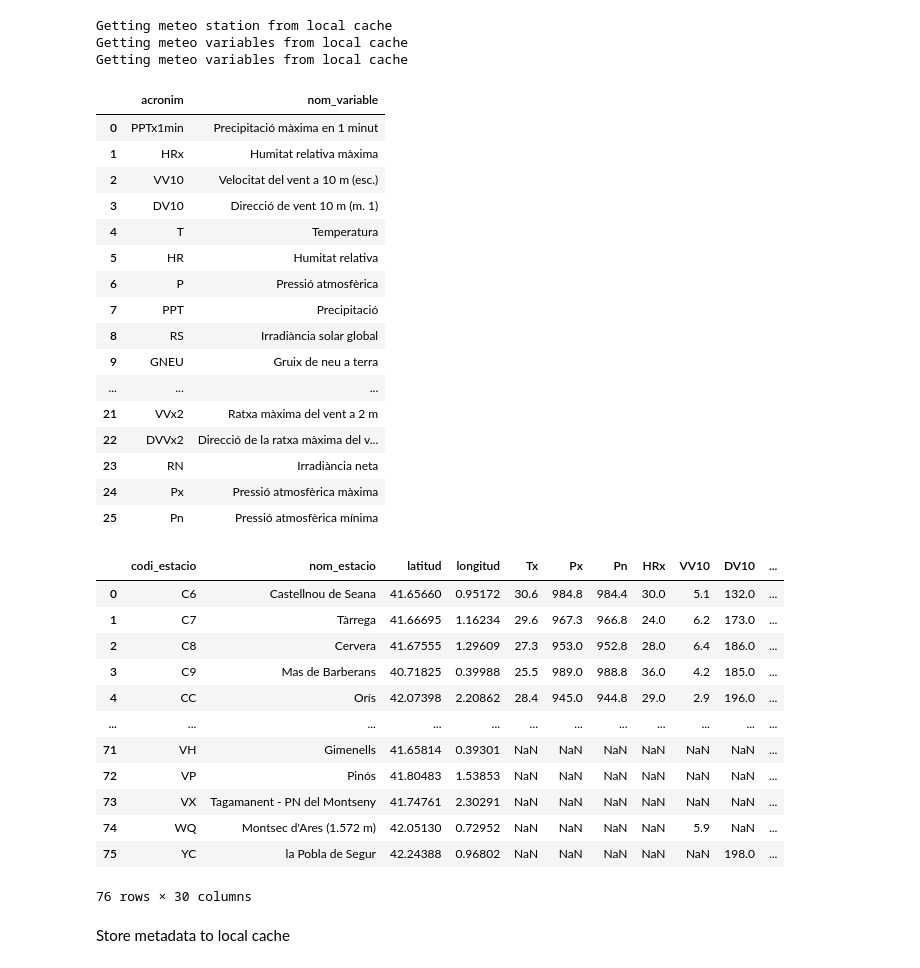
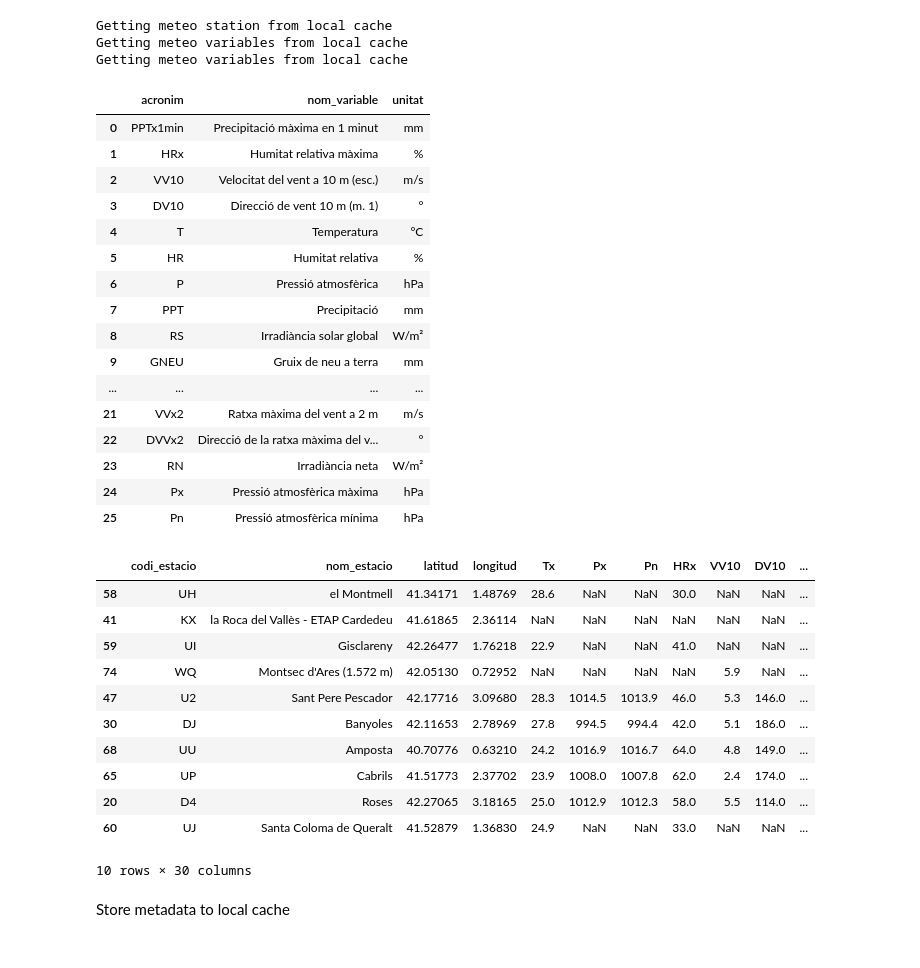
Before and after one commit to cloudbutton/geospatial-usecase, a Jupyter notebook: water-consumption/WaterConsumption.ipynb, the cells around one changed output. Saved outputs shown, nothing was run; the diff lists cells and outputs as text; code cells hidden in the pictures.

```diff
--- a/water-consumption/WaterConsumption.ipynb
+++ b/water-consumption/WaterConsumption.ipynb
@@ -133,41 +142,40 @@ Getting meteo station from local cache
 Getting meteo variables from local cache
 Getting meteo variables from local cache
 # %%
-meteo_vars[['acronim', 'nom_variable']]
+meteo_vars[['acronim', 'nom_variable', 'unitat']]
 # %% [output]
-|  | acronim | nom_variable |
-| 0 | PPTx1min | Precipitació màxima en 1 minut |
-| 1 | HRx | Humitat relativa màxima |
-| 2 | VV10 | Velocitat del vent a 10 m (esc.) |
-| 3 | DV10 | Direcció de vent 10 m (m. 1) |
-| 4 | T | Temperatura |
-| 5 | HR | Humitat relativa |
-| 6 | P | Pressió atmosfèrica |
-| 7 | PPT | Precipitació |
-| 8 | RS | Irradiància solar global |
-| 9 | GNEU | Gruix de neu a terra |
-| ... | ... | ... |
-| 21 | VVx2 | Ratxa màxima del vent a 2 m |
-| 22 | DVVx2 | Direcció de la ratxa màxima del v... |
-| 23 | RN | Irradiància neta |
-| 24 | Px | Pressió atmosfèrica màxima |
-| 25 | Pn | Pressió atmosfèrica mínima |
+|  | acronim | nom_variable | unitat |
+| 0 | PPTx1min | Precipitació màxima en 1 minut | mm |
+| 1 | HRx | Humitat relativa màxima | % |
+| 2 | VV10 | Velocitat del vent a 10 m (esc.) | m/s |
+| 3 | DV10 | Direcció de vent 10 m (m. 1) | ° |
+| 4 | T | Temperatura | °C |
+| 5 | HR | Humitat relativa | % |
+| 6 | P | Pressió atmosfèrica | hPa |
+| 7 | PPT | Precipitació | mm |
+| 8 | RS | Irradiància solar global | W/m² |
+| 9 | GNEU | Gruix de neu a terra | mm |
+| ... | ... | ... | ... |
+| 21 | VVx2 | Ratxa màxima del vent a 2 m | m/s |
+| 22 | DVVx2 | Direcció de la ratxa màxima del v... | ° |
+| 23 | RN | Irradiància neta | W/m² |
+| 24 | Px | Pressió atmosfèrica màxima | hPa |
+| 25 | Pn | Pressió atmosfèrica mínima | hPa |
 # %%
-meteo_data
+meteo_data.sample(10)
 # %% [output]
 |  | codi_estacio | nom_estacio | latitud | longitud | Tx | Px | Pn | HRx | VV10 | DV10 | ... |
-| 0 | C6 | Castellnou de Seana | 41.65660 | 0.95172 | 30.6 | 984.8 | 984.4 | 30.0 | 5.1 | 132.0 | ... |
-| 1 | C7 | Tàrrega | 41.66695 | 1.16234 | 29.6 | 967.3 | 966.8 | 24.0 | 6.2 | 173.0 | ... |
-| 2 | C8 | Cervera | 41.67555 | 1.29609 | 27.3 | 953.0 | 952.8 | 28.0 | 6.4 | 186.0 | ... |
-| 3 | C9 | Mas de Barberans | 40.71825 | 0.39988 | 25.5 | 989.0 | 988.8 | 36.0 | 4.2 | 185.0 | ... |
-| 4 | CC | Orís | 42.07398 | 2.20862 | 28.4 | 945.0 | 944.8 | 29.0 | 2.9 | 196.0 | ... |
-| ... | ... | ... | ... | ... | ... | ... | ... | ... | ... | ... | ... |
-| 71 | VH | Gimenells | 41.65814 | 0.39301 | NaN | NaN | NaN | NaN | NaN | NaN | ... |
-| 72 | VP | Pinós | 41.80483 | 1.53853 | NaN | NaN | NaN | NaN | NaN | NaN | ... |
-| 73 | VX | Tagamanent - PN del Montseny | 41.74761 | 2.30291 | NaN | NaN | NaN | NaN | NaN | NaN | ... |
+| 58 | UH | el Montmell | 41.34171 | 1.48769 | 28.6 | NaN | NaN | 30.0 | NaN | NaN | ... |
+| 41 | KX | la Roca del Vallès - ETAP Cardedeu | 41.61865 | 2.36114 | NaN | NaN | NaN | NaN | NaN | NaN | ... |
+| 59 | UI | Gisclareny | 42.26477 | 1.76218 | 22.9 | NaN | NaN | 41.0 | NaN | NaN | ... |
 | 74 | WQ | Montsec d'Ares (1.572 m) | 42.05130 | 0.72952 | NaN | NaN | NaN | NaN | 5.9 | NaN | ... |
-| 75 | YC | la Pobla de Segur | 42.24388 | 0.96802 | NaN | NaN | NaN | NaN | NaN | 198.0 | ... |
+| 47 | U2 | Sant Pere Pescador | 42.17716 | 3.09680 | 28.3 | 1014.5 | 1013.9 | 46.0 | 5.3 | 146.0 | ... |
+| 30 | DJ | Banyoles | 42.11653 | 2.78969 | 27.8 | 994.5 | 994.4 | 42.0 | 5.1 | 186.0 | ... |
+| 68 | UU | Amposta | 40.70776 | 0.63210 | 24.2 | 1016.9 | 1016.7 | 64.0 | 4.8 | 149.0 | ... |
+| 65 | UP | Cabrils | 41.51773 | 2.37702 | 23.9 | 1008.0 | 1007.8 | 62.0 | 2.4 | 174.0 | ... |
+| 20 | D4 | Roses | 42.27065 | 3.18165 | 25.0 | 1012.9 | 1012.3 | 58.0 | 5.5 | 114.0 | ... |
+| 60 | UJ | Santa Coloma de Queralt | 41.52879 | 1.36830 | 24.9 | NaN | NaN | 33.0 | NaN | NaN | ... |
-76 rows × 30 columns
+10 rows × 30 columns
 # %% [markdown]
 Store metadata to local cache
 # %%
```
Also changed, not shown: parts of 25 cells of this notebook, 2 other files.
